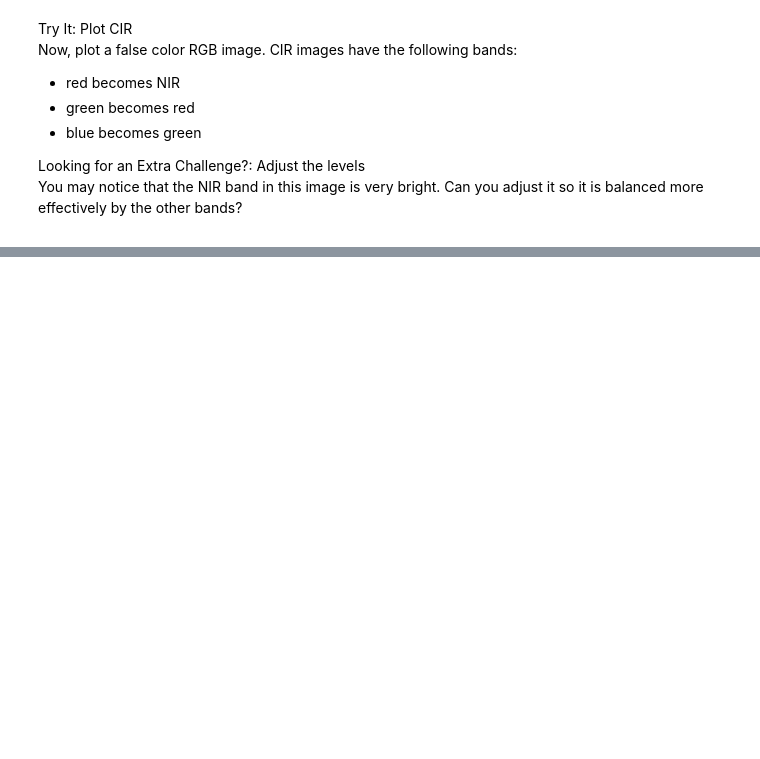
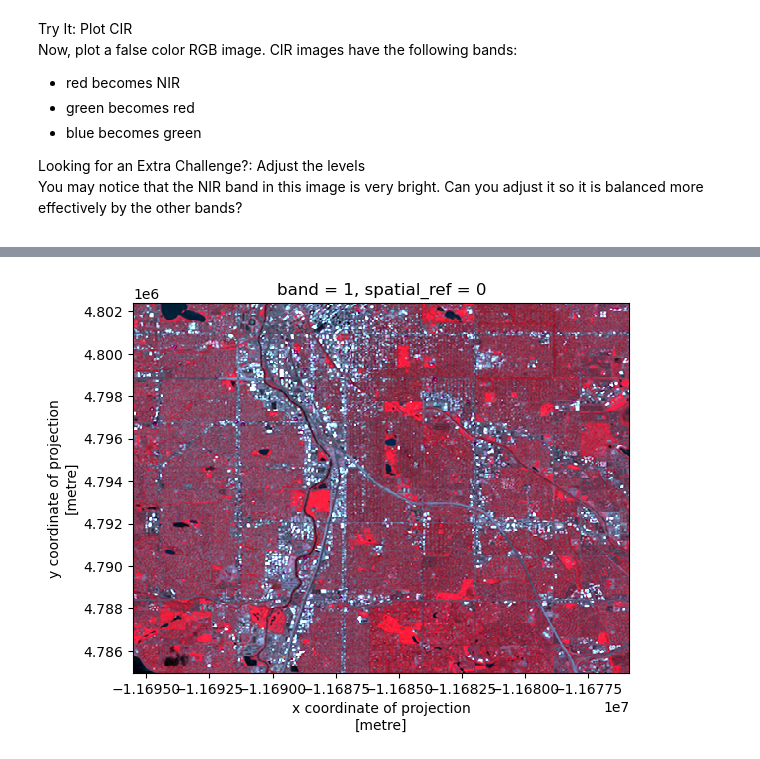
Before and after one commit to earthlab-education/fundamentals-04-redlining-gpb3037, a Jupyter notebook: notebooks/redlining-34-plot.ipynb, the cells around one changed output, grey strips where cells are left out. Saved outputs shown, nothing was run; the diff lists cells and outputs as text; code cells hidden in the pictures; blank space fills up the shorter version.

```diff
--- a/notebooks/redlining-34-plot.ipynb
+++ b/notebooks/redlining-34-plot.ipynb
@@ -266,3 +270,21 @@ bands:</p>
 
 <link rel="stylesheet" type="text/css" href="./assets/styles.css"><div class="callout callout-style-default callout-titled callout-extra"><div class="callout-header"><div class="callout-icon-container"><i class="callout-icon"></i></div><div class="callout-title-container flex-fill">Looking for an Extra Challenge?: Adjust the levels</div></div><div class="callout-body-container callout-body"><p>You may notice that the NIR band in this image is very bright. Can
 you adjust it so it is balanced more effectively by the other bands?</p></div></div>
+# %%
+cir_da = (
+    xr.concat(
+        [
+            # now set for CIR
+            denver_proj_band_dict['nir'] * .5,  # more typical
+            denver_proj_band_dict['red'],
+            denver_proj_band_dict['green']
+        ],
+        dim='rgb')
+)
+
+cir_da = stretch_rgb(cir_da, 1, 99, .1)
+
+
+cir_da.plot.imshow(rgb='rgb')
+cir_da.hvplot.rgb(geo=True, x='x', y='y', bands='rgb')
+# %% [output]
@@ -268,0 +292 @@ you adjust it so it is balanced more effectively by the other bands?</p></div></
+[figure, added]
```
Also changed, not shown: parts of 3 cells of this notebook, 1 other file.
